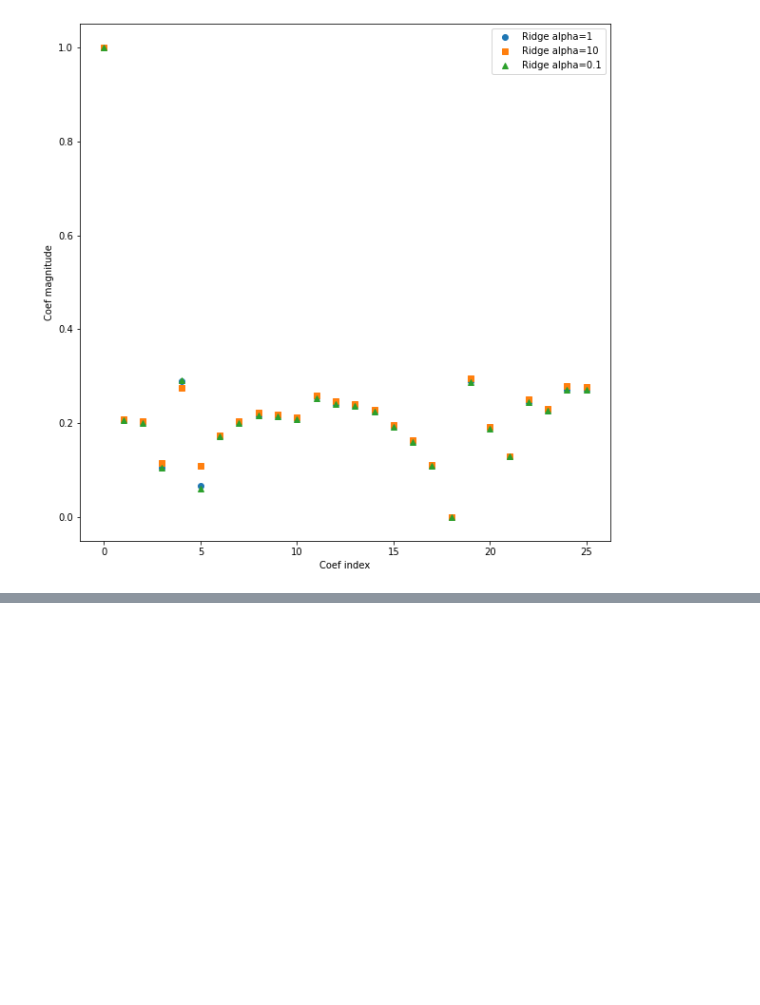
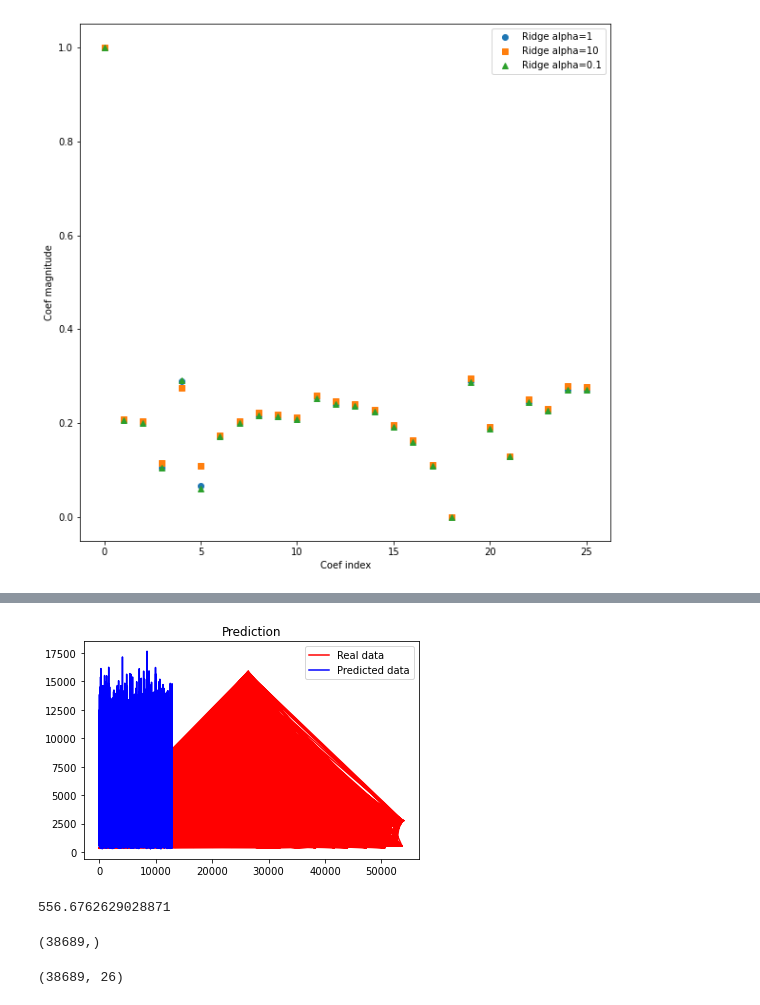
Before and after one commit to ktomaszewska97/Diamonds-analysis, a Jupyter notebook: notebook.ipynb, the cells around one changed output, grey strips where cells are left out. Cells and saved outputs as stored; diff of their text form; code cells hidden in the pictures; blank space fills up the shorter version.

```diff
--- a/notebook.ipynb
+++ b/notebook.ipynb
@@ -338,0 +344,26 @@ concat_coef
+# %%
+# Feature Scaling
+from sklearn.preprocessing import StandardScaler
+sc = StandardScaler()
+train_x = sc.fit_transform(train_x)
+test_x = sc.transform(test_x)
+# %%
+model = Sequential()
+
+model.add(Dense(256,activation='relu',input_dim= train_x.shape[1]))
+model.add(Dense(128,activation='relu'))
+model.add(Dense(64,activation='relu'))
+model.add(Dense(1,activation='linear'))
+model.compile(optimizer='adam', loss = 'mse')
+model.fit(x = train_x, y = train_y, validation_data=(test_x, test_y), epochs = 10, batch_size=512)
+
+y_pred = model.predict(test_x)
+
+plt.plot(test_y, color = 'red', label = 'Real data')
+plt.plot(y_pred, color = 'blue', label = 'Predicted data')
+plt.title('Prediction')
+plt.legend()
+plt.show()
+
+mean_squared_error(test_y, y_pred) ** 0.5
+# %% [output]
@@ -338,0 +390,10 @@ concat_coef
+[figure, added]
+556.6762629028871
+# %%
+train_y.shape
+# %% [output]
+(38689,)
+# %%
+train_x.shape
+# %% [output]
+(38689, 26)
```
Also changed, not shown: parts of 12 cells of this notebook.
